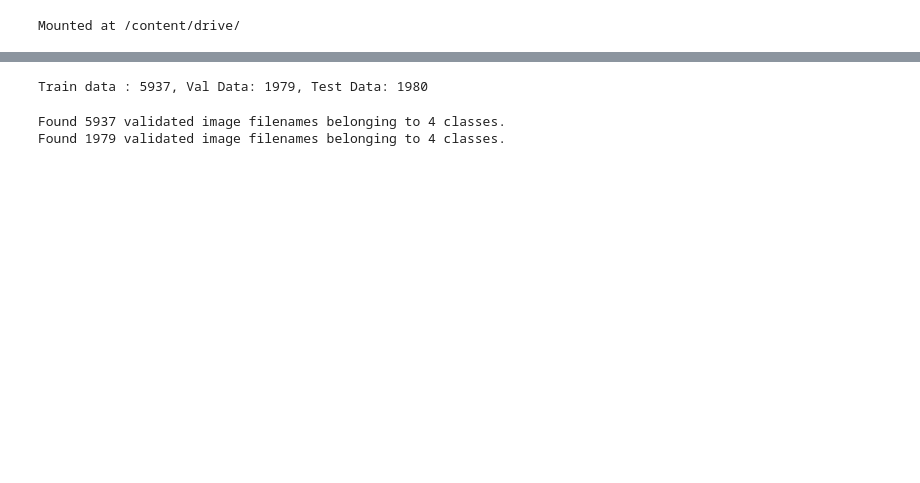
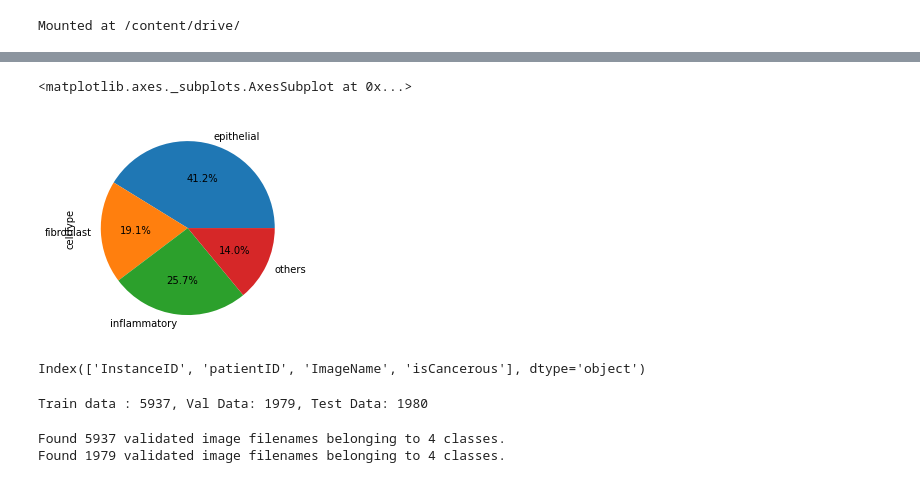
Before and after one commit to Sachin270/CMLAssignment2, a Jupyter notebook: Assignment2.ipynb, the cells around one changed output, grey strips where cells are left out. Cells and saved outputs as stored; diff of their text form; code cells hidden in the pictures; blank space fills up the shorter version.

```diff
--- a/Assignment2.ipynb
+++ b/Assignment2.ipynb
@@ -26,0 +73,10 @@ data_labels_mainData.csv   __MACOSX  sample_data
+# %%
+data.groupby('cellTypeName').agg('count').cellType.plot.pie(autopct="%.1f%%")
+# %% [output]
+<matplotlib.axes._subplots.AxesSubplot at 0x...>
+[figure, added]
+# %%
+extraData = pd.read_csv('data_labels_extraData.csv')
+extraData.columns
+# %% [output]
+Index(['InstanceID', 'patientID', 'ImageName', 'isCancerous'], dtype='object')
```
Also changed, not shown: parts of 15 cells of this notebook.
